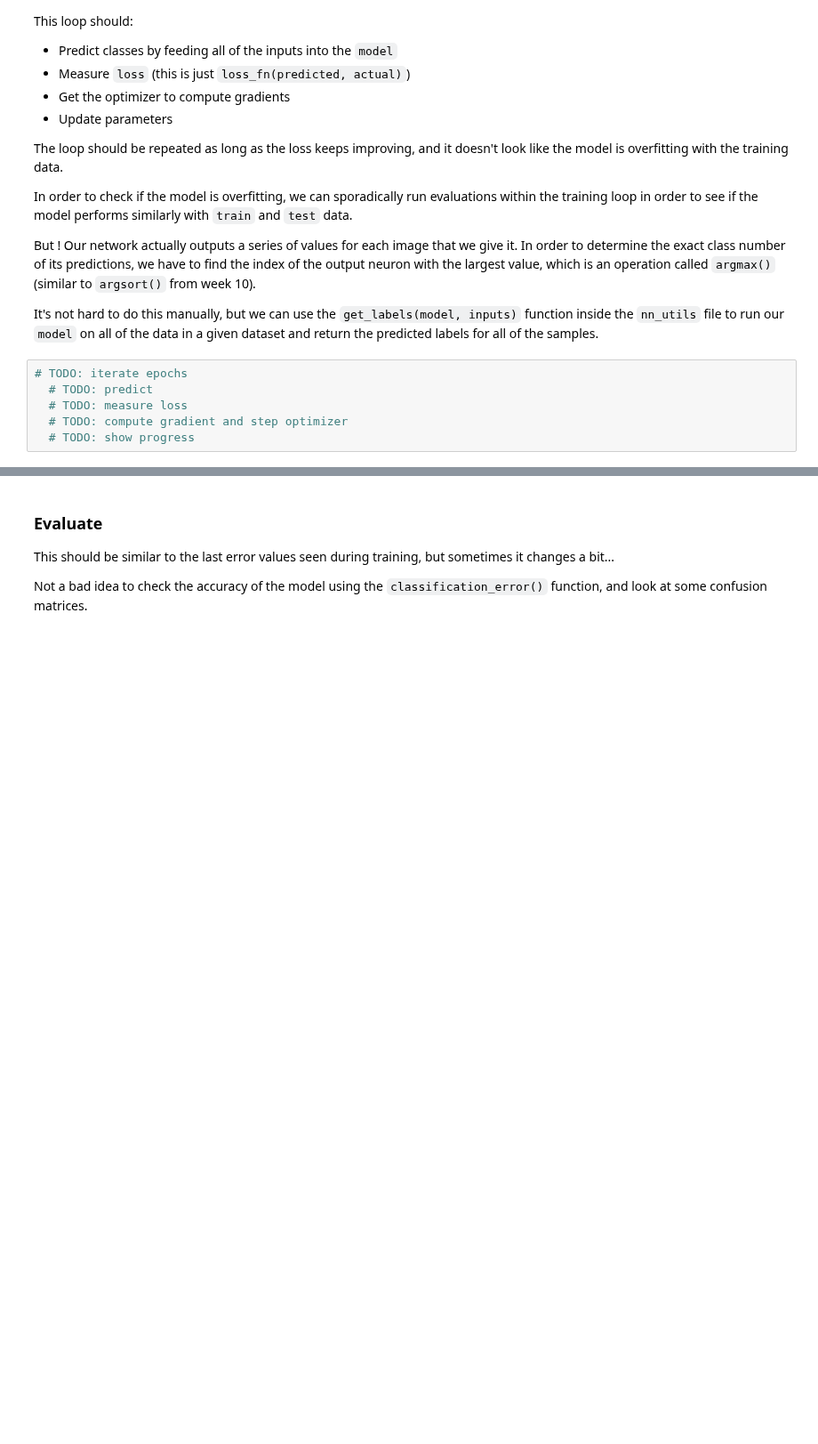
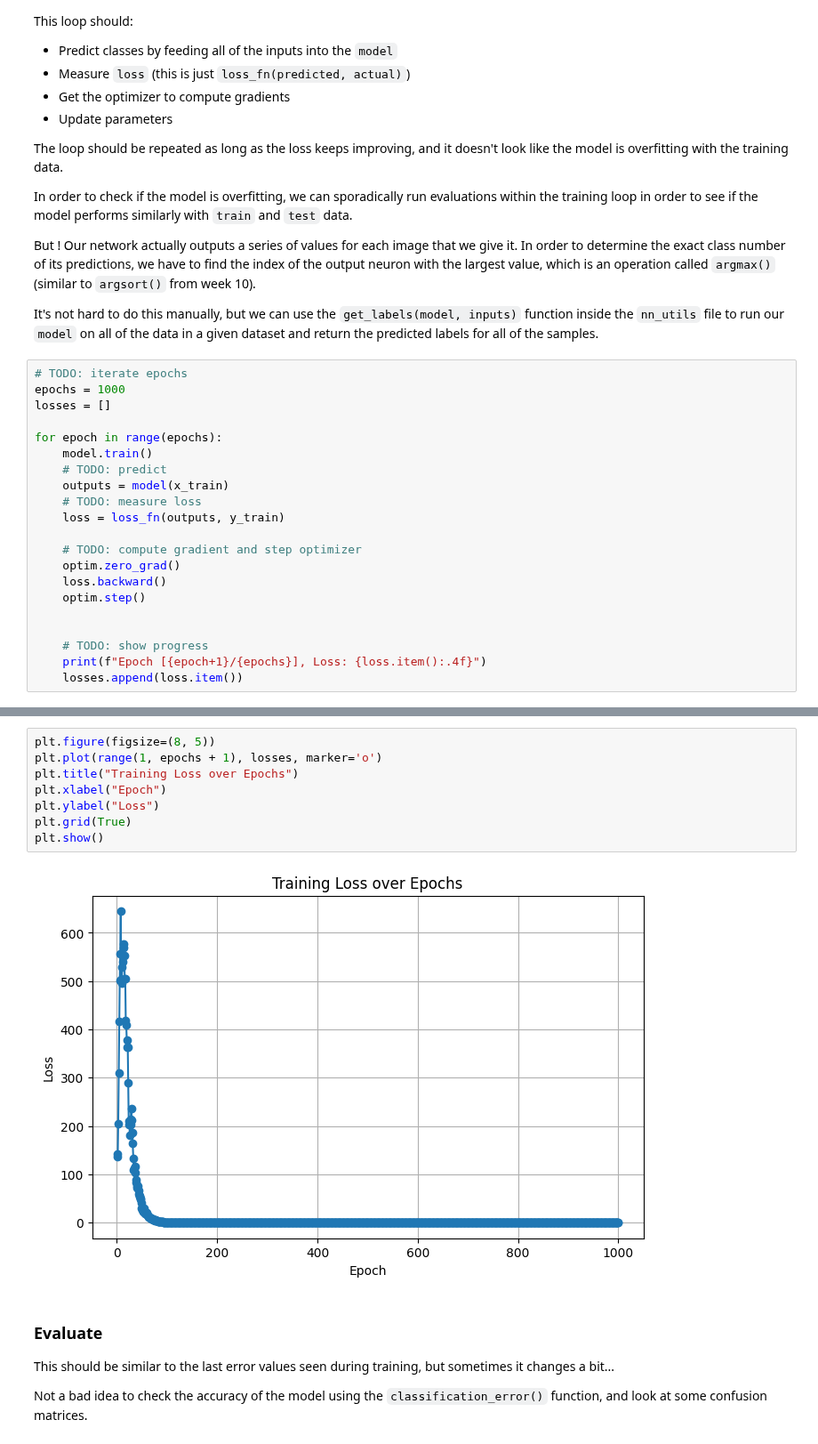
Before and after one commit to lupitavf444444/Homework12, a Jupyter notebook: Homework12.ipynb, the cells around one changed output, grey strips where cells are left out. Shown at 89% size. Saved outputs shown, nothing was run; the diff lists cells and outputs as text; blank space fills up the shorter version.

```diff
--- a/Homework12.ipynb
+++ b/Homework12.ipynb
@@ -113,7 +135,22 @@ But ! Our network actually outputs a series of values for each image that we giv
 It's not hard to do this manually, but we can use the `get_labels(model, inputs)` function inside the `nn_utils` file to run our `model` on all of the data in a given dataset and return the predicted labels for all of the samples.
 # %%
 # TODO: iterate epochs
-  # TODO: predict
-  # TODO: measure loss
-  # TODO: compute gradient and step optimizer
-  # TODO: show progress
+epochs = 1000
+losses = []
+
+for epoch in range(epochs):
+    model.train()
+    # TODO: predict
+    outputs = model(x_train)
+    # TODO: measure loss
+    loss = loss_fn(outputs, y_train)
+
+    # TODO: compute gradient and step optimizer
+    optim.zero_grad()
+    loss.backward()
+    optim.step()
+
+
+    # TODO: show progress
+    print(f"Epoch [{epoch+1}/{epochs}], Loss: {loss.item():.4f}")
+    losses.append(loss.item())
@@ -120,3 +175,13 @@ It's not hard to do this manually, but we can use the `get_labels(model, inputs)
+# %%
+plt.figure(figsize=(8, 5))
+plt.plot(range(1, epochs + 1), losses, marker='o')
+plt.title("Training Loss over Epochs")
+plt.xlabel("Epoch")
+plt.ylabel("Loss")
+plt.grid(True)
+plt.show()
+# %% [output]
+[figure, added]
 # %% [markdown]
 ### Evaluate
 
```
Also changed, not shown: parts of 14 cells of this notebook.
